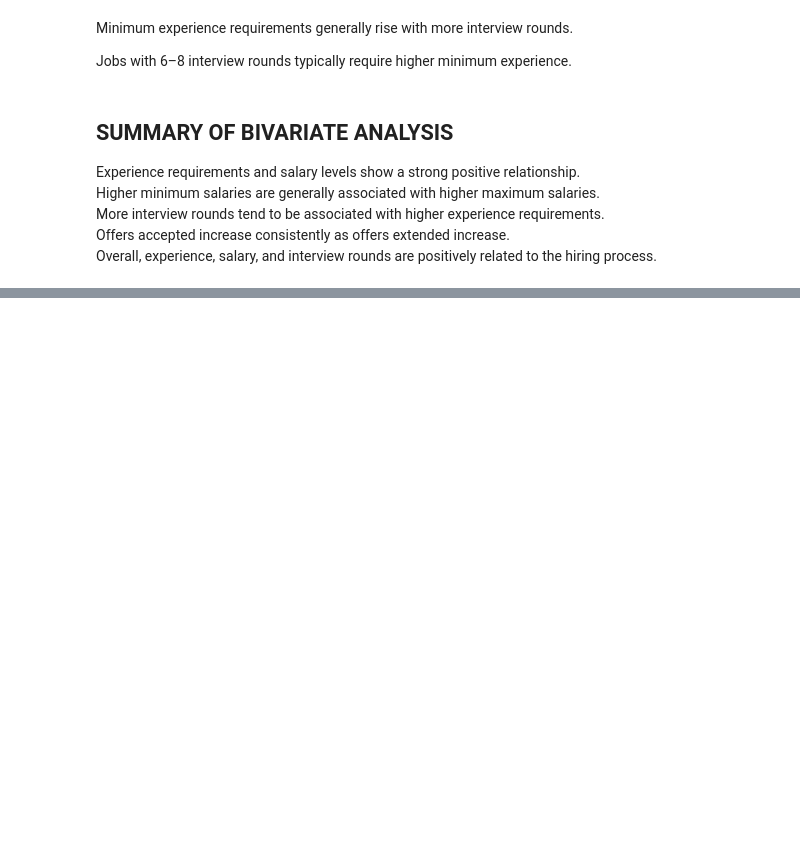
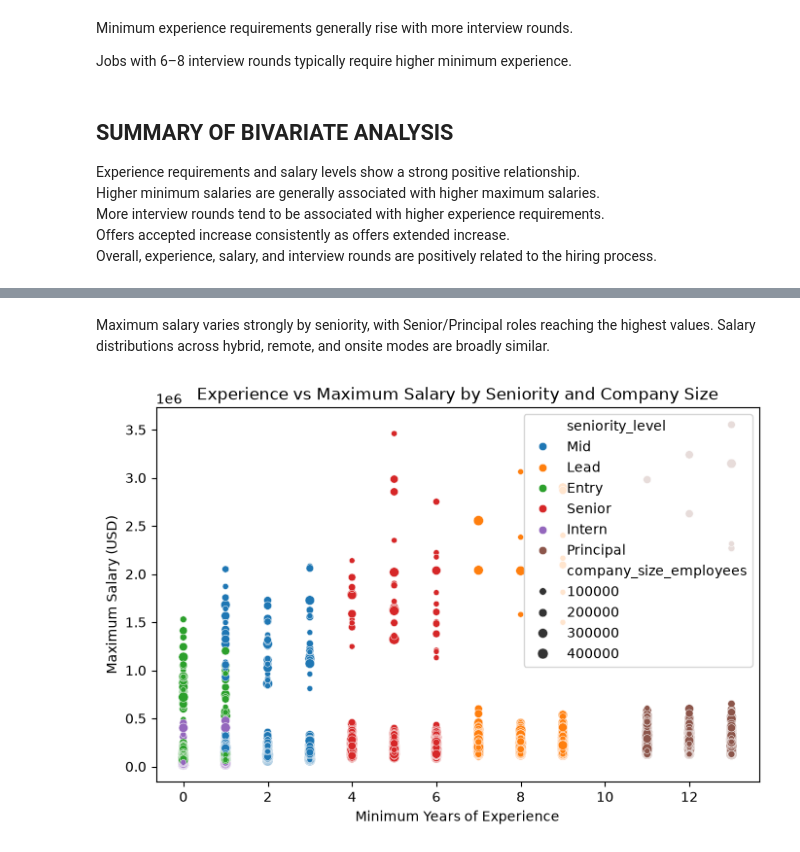
Before and after one commit to Suhani-codes18/Task-1-Suhani, a Jupyter notebook: EDA.ipynb, the cells around one changed output, grey strips where cells are left out. Drawn from its saved outputs; the diff is of its cells as text; code cells hidden in the pictures; blank space fills up the shorter version.

```diff
--- a/EDA.ipynb
+++ b/EDA.ipynb
@@ -1194,0 +1217,11 @@ Overall, experience, salary, and interview rounds are positively related to the
+# %% [markdown]
+Maximum salary varies strongly by seniority, with Senior/Principal roles reaching the highest values. Salary distributions across hybrid, remote, and onsite modes are broadly similar.
+# %%
+plt.figure(figsize=(8,5))
+sns.scatterplot(data=df, x='years_experience_min', y='salary_max_usd', hue='seniority_level', size='company_size_employees')
+plt.title('Experience vs Maximum Salary by Seniority and Company Size')
+plt.xlabel('Minimum Years of Experience')
+plt.ylabel('Maximum Salary (USD)')
+plt.show()
+# %% [output]
+[figure, added]
```
Also changed, not shown: parts of 21 cells of this notebook.
